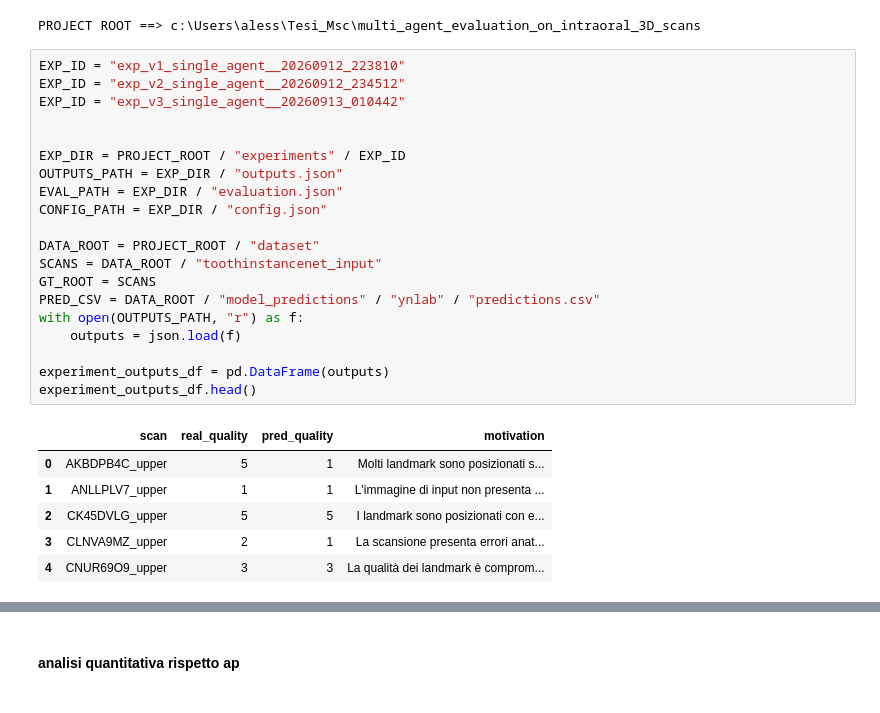
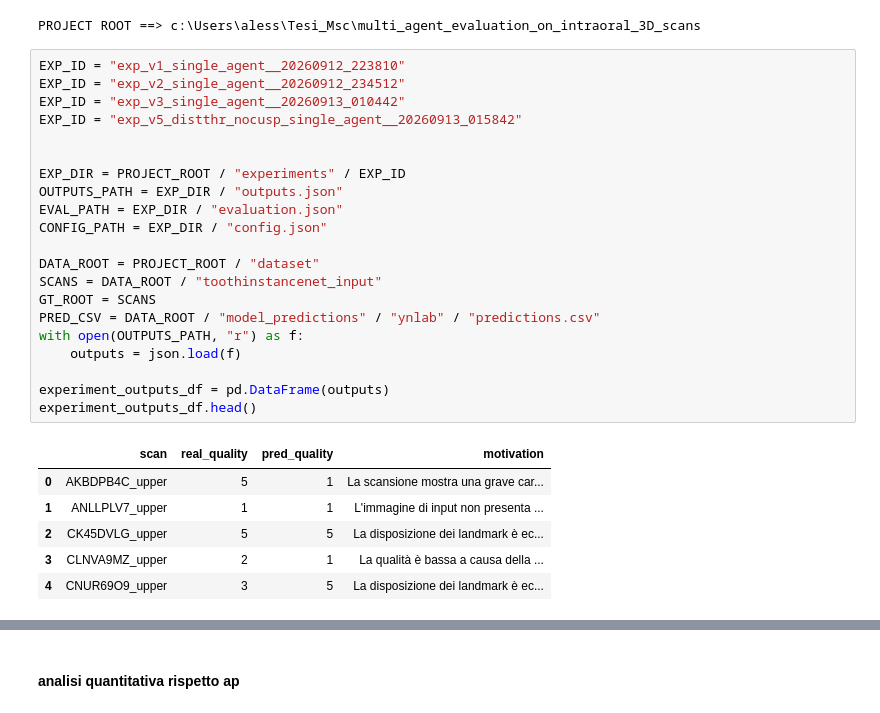
Before and after one commit to aleds96/multi_agent_evaluation_on_intraoral_3D_scans, a Jupyter notebook: notebook/single_agent_arc_eval__4.ipynb, the cells around one changed output, grey strips where cells are left out. Cells and saved outputs as stored; diff of their text form.

```diff
--- a/notebook/single_agent_arc_eval__4.ipynb
+++ b/notebook/single_agent_arc_eval__4.ipynb
@@ -19,30 +19,31 @@ PROJECT ROOT ==> c:\Users\aless\Tesi_Msc\multi_agent_evaluation_on_intraoral_3D_
 # %%
 EXP_ID = "exp_v1_single_agent__20260912_223810"
 EXP_ID = "exp_v2_single_agent__20260912_234512"
 EXP_ID = "exp_v3_single_agent__20260913_010442"
+EXP_ID = "exp_v5_distthr_nocusp_single_agent__20260913_015842"
 
 
 EXP_DIR = PROJECT_ROOT / "experiments" / EXP_ID
 OUTPUTS_PATH = EXP_DIR / "outputs.json"
 EVAL_PATH = EXP_DIR / "evaluation.json"
 CONFIG_PATH = EXP_DIR / "config.json"
 
 DATA_ROOT = PROJECT_ROOT / "dataset"
 SCANS = DATA_ROOT / "toothinstancenet_input"
 GT_ROOT = SCANS
 PRED_CSV = DATA_ROOT / "model_predictions" / "ynlab" / "predictions.csv"
 with open(OUTPUTS_PATH, "r") as f:
     outputs = json.load(f)
 
 experiment_outputs_df = pd.DataFrame(outputs)
 experiment_outputs_df.head()
 # %% [output]
 |  | scan | real_quality | pred_quality | motivation |
-| 0 | AKBDPB4C_upper | 5 | 1 | Molti landmark sono posizionati s... |
+| 0 | AKBDPB4C_upper | 5 | 1 | La scansione mostra una grave car... |
 | 1 | ANLLPLV7_upper | 1 | 1 | L'immagine di input non presenta ... |
-| 2 | CK45DVLG_upper | 5 | 5 | I landmark sono posizionati con e... |
-| 3 | CLNVA9MZ_upper | 2 | 1 | La scansione presenta errori anat... |
-| 4 | CNUR69O9_upper | 3 | 3 | La qualità dei landmark è comprom... |
+| 2 | CK45DVLG_upper | 5 | 5 | La disposizione dei landmark è ec... |
+| 3 | CLNVA9MZ_upper | 2 | 1 | La qualità è bassa a causa della ... |
+| 4 | CNUR69O9_upper | 3 | 5 | La disposizione dei landmark è ec... |
 # %%
 
 y_true = experiment_outputs_df["real_quality"].astype(int)
```
Also changed, not shown: parts of 4 cells of this notebook, 9 other files.
